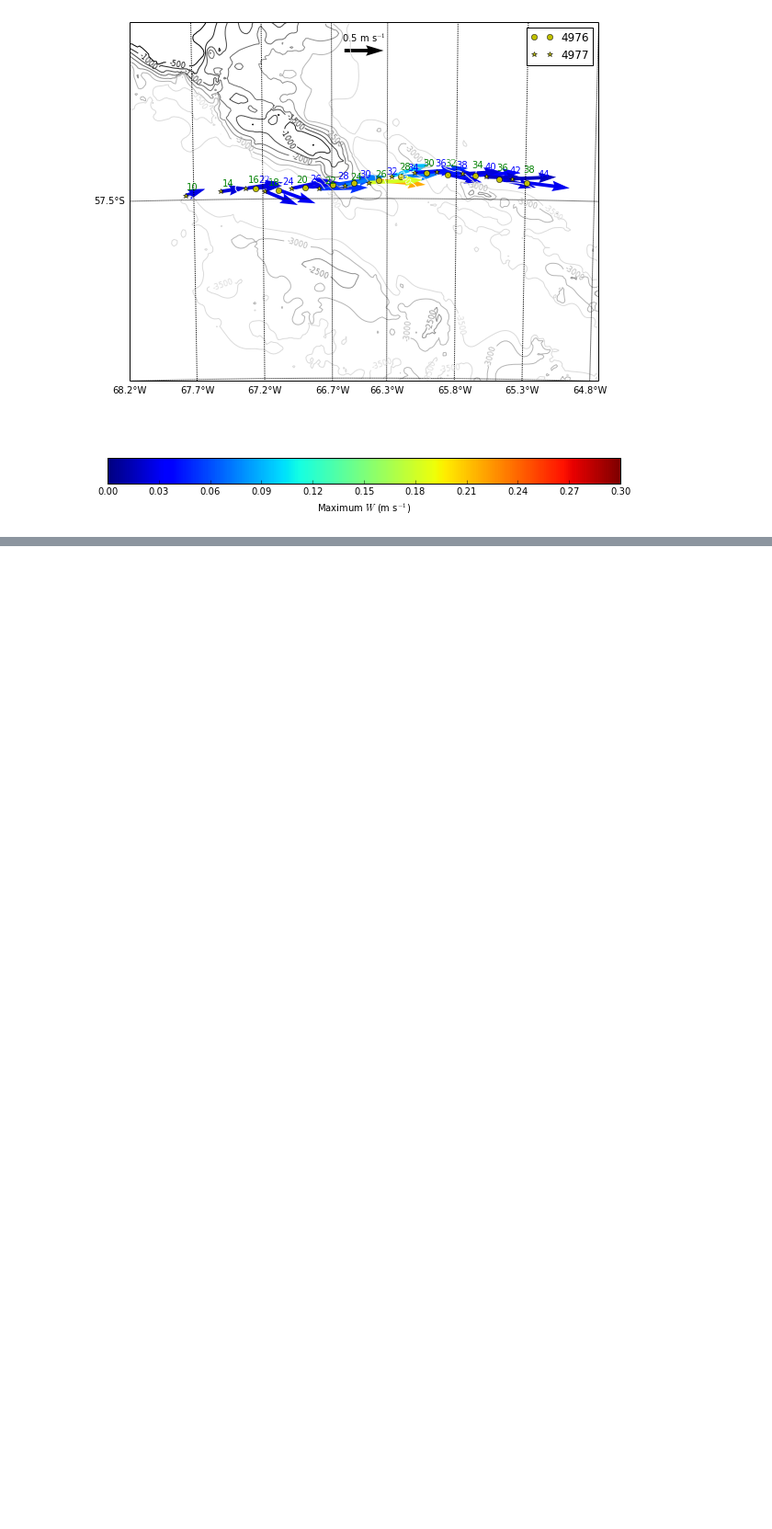
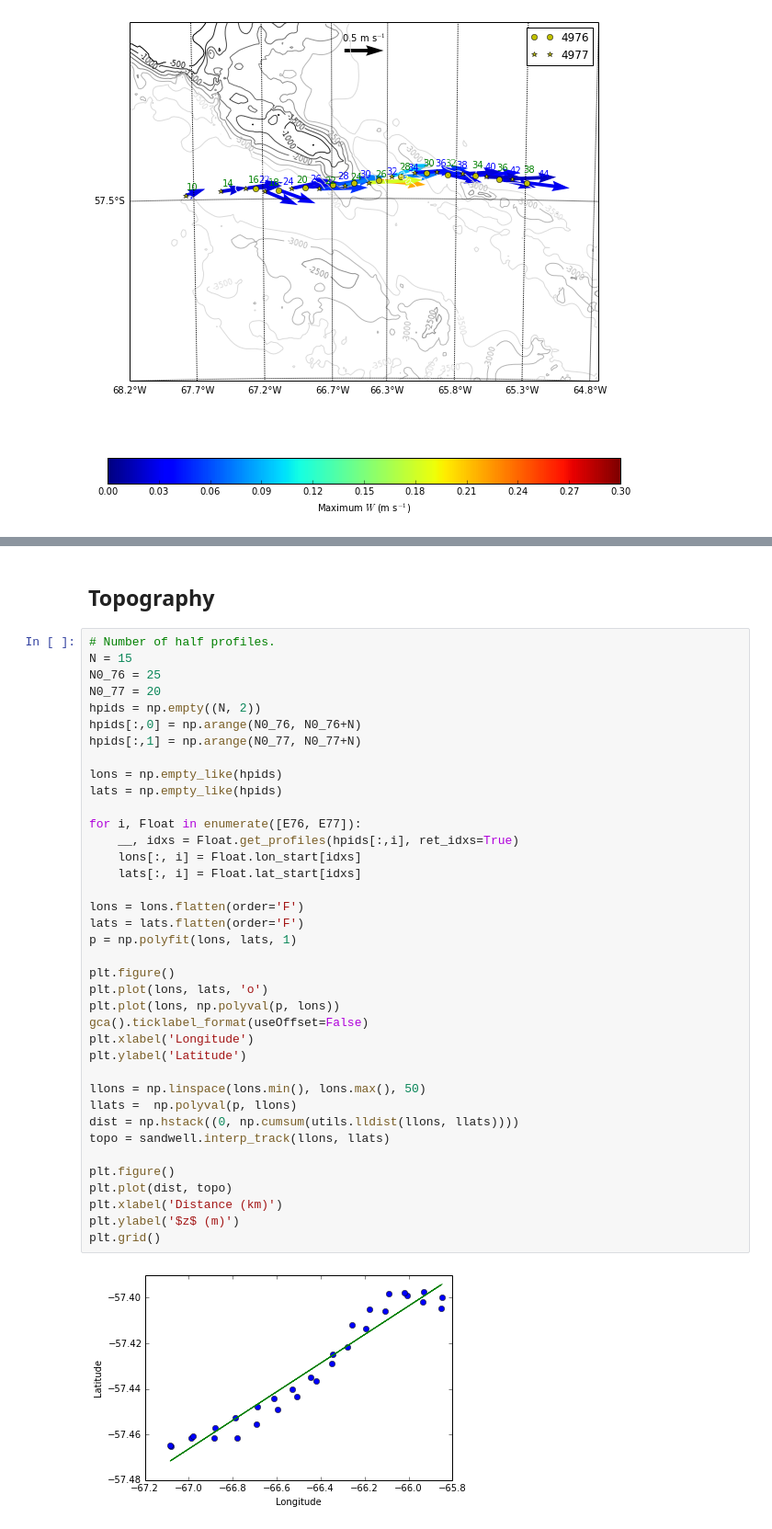
Before and after one commit to jessecusack/DIMES_lee_wave_analysis, a Jupyter notebook: notebooks/large_wave_generation.ipynb, the cells around one changed output, grey strips where cells are left out. Shown at 92% size. Drawn from its saved outputs; the diff is of its cells as text; blank space fills up the shorter version.

```diff
--- a/notebooks/large_wave_generation.ipynb
+++ b/notebooks/large_wave_generation.ipynb
@@ -252,0 +259,43 @@ axs[0].set_ylabel('$z$ (m)')
+# %% [markdown]
+Topography
+----------
+# %%
+# Number of half profiles.
+N = 15
+N0_76 = 25
+N0_77 = 20
+hpids = np.empty((N, 2))
+hpids[:,0] = np.arange(N0_76, N0_76+N)
+hpids[:,1] = np.arange(N0_77, N0_77+N)
+
+lons = np.empty_like(hpids)
+lats = np.empty_like(hpids)
+
+for i, Float in enumerate([E76, E77]):
+    __, idxs = Float.get_profiles(hpids[:,i], ret_idxs=True)
+    lons[:, i] = Float.lon_start[idxs]
+    lats[:, i] = Float.lat_start[idxs]
+
+lons = lons.flatten(order='F')
+lats = lats.flatten(order='F')
+p = np.polyfit(lons, lats, 1)
+
+plt.figure()
+plt.plot(lons, lats, 'o')
+plt.plot(lons, np.polyval(p, lons))
+gca().ticklabel_format(useOffset=False)
+plt.xlabel('Longitude')
+plt.ylabel('Latitude')
+
+llons = np.linspace(lons.min(), lons.max(), 50)
+llats =  np.polyval(p, llons)
+dist = np.hstack((0, np.cumsum(utils.lldist(llons, llats))))
+topo = sandwell.interp_track(llons, llats)
+
+plt.figure()
+plt.plot(dist, topo)
+plt.xlabel('Distance (km)')
+plt.ylabel('$z$ (m)')
+plt.grid()
+# %% [output]
+[figure, added]
```
Also changed, not shown: parts of 15 cells of this notebook.
